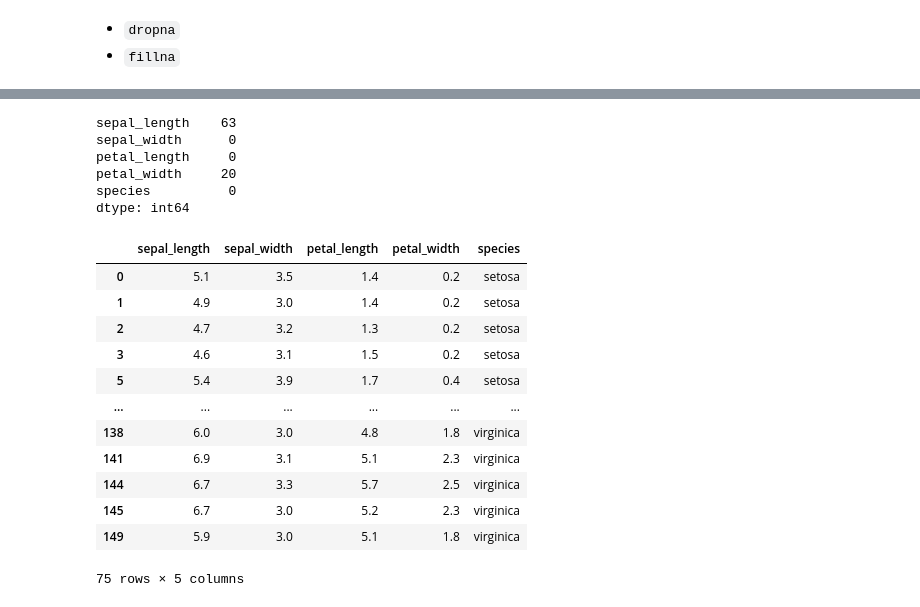
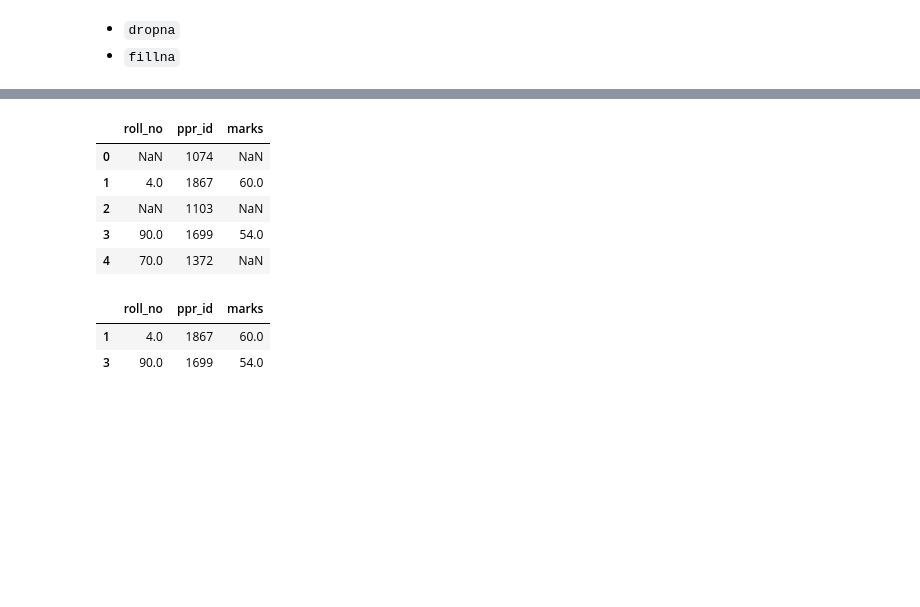
Before and after one commit to dev-SR/machine-learning, a Jupyter notebook: 01pandas/pandas.ipynb, the cells around one changed output, grey strips where cells are left out. Saved outputs shown, nothing was run; the diff lists cells and outputs as text; code cells hidden in the pictures; blank space fills up the shorter version.

```diff
--- a/01pandas/pandas.ipynb
+++ b/01pandas/pandas.ipynb
@@ -1275,25 +1462,23 @@ iris['petal_width'][nan_idx] = np.nan
-# %%
-iris.isna().sum()
-# %% [output]
-sepal_length    63
-sepal_width      0
-petal_length     0
-petal_width     20
-species          0
-dtype: int64
+# %%
+data = {
+	'roll_no': np.random.randint(1, 100, size=5),
+	'ppr_id': np.random.randint(1000, 2000, size=5),
+	'marks': np.random.randint(50, 100, size=5)
+}
+df = pd.DataFrame(data)
+df['marks'][[0, 2, 4]] = np.nan
+df['roll_no'][[0, 2]] = np.nan
+df
+# %% [output]
+|  | roll_no | ppr_id | marks |
+| 0 | NaN | 1074 | NaN |
+| 1 | 4.0 | 1867 | 60.0 |
+| 2 | NaN | 1103 | NaN |
+| 3 | 90.0 | 1699 | 54.0 |
+| 4 | 70.0 | 1372 | NaN |
 # %%
-iris.dropna()
+df.dropna()
 # %% [output]
-|  | sepal_length | sepal_width | petal_length | petal_width | species |
-| 0 | 5.1 | 3.5 | 1.4 | 0.2 | setosa |
-| 1 | 4.9 | 3.0 | 1.4 | 0.2 | setosa |
-| 2 | 4.7 | 3.2 | 1.3 | 0.2 | setosa |
-| 3 | 4.6 | 3.1 | 1.5 | 0.2 | setosa |
-| 5 | 5.4 | 3.9 | 1.7 | 0.4 | setosa |
-| ... | ... | ... | ... | ... | ... |
-| 138 | 6.0 | 3.0 | 4.8 | 1.8 | virginica |
-| 141 | 6.9 | 3.1 | 5.1 | 2.3 | virginica |
-| 144 | 6.7 | 3.3 | 5.7 | 2.5 | virginica |
-| 145 | 6.7 | 3.0 | 5.2 | 2.3 | virginica |
-| 149 | 5.9 | 3.0 | 5.1 | 1.8 | virginica |
+|  | roll_no | ppr_id | marks |
+| 1 | 4.0 | 1867 | 60.0 |
+| 3 | 90.0 | 1699 | 54.0 |
-75 rows × 5 columns
```
Also changed, not shown: parts of 65 cells of this notebook, 1 other file.
